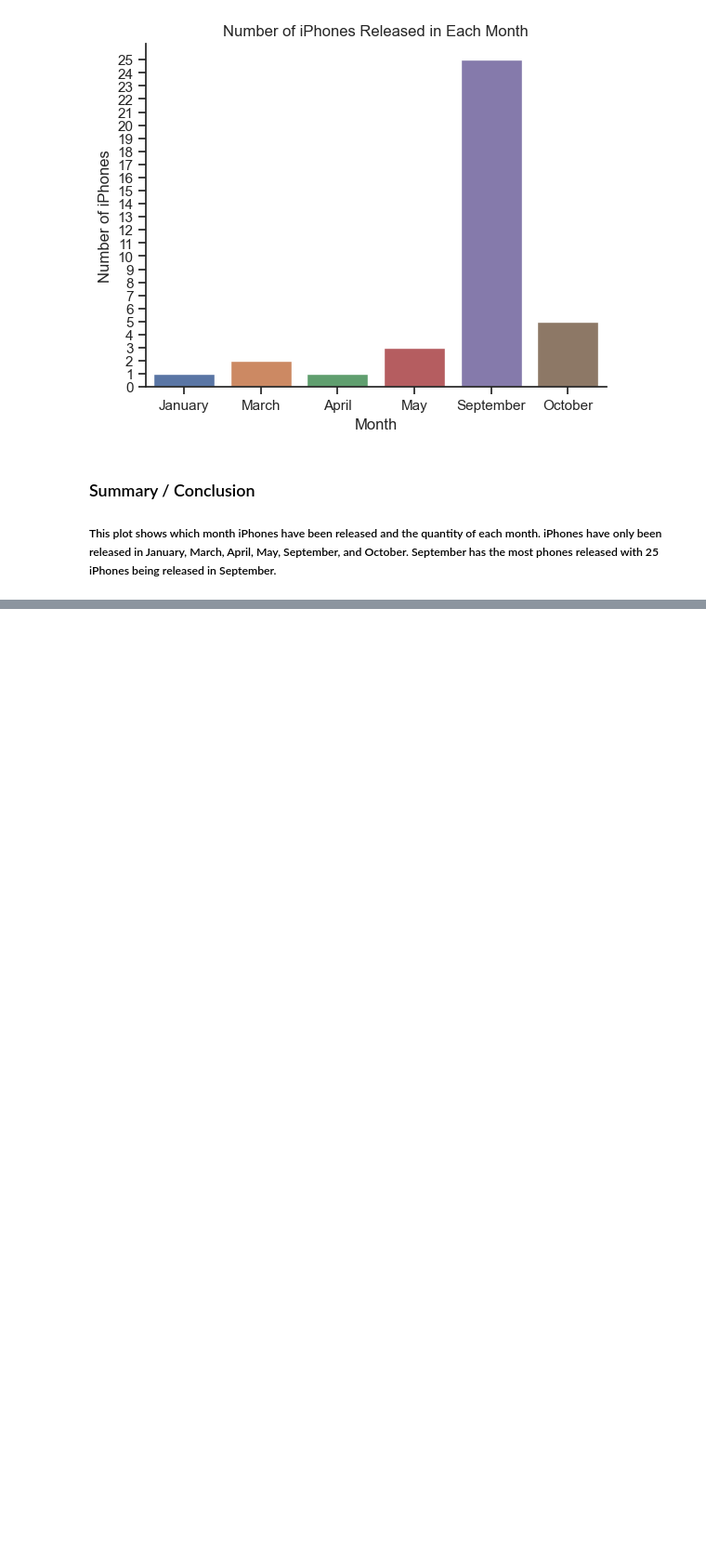
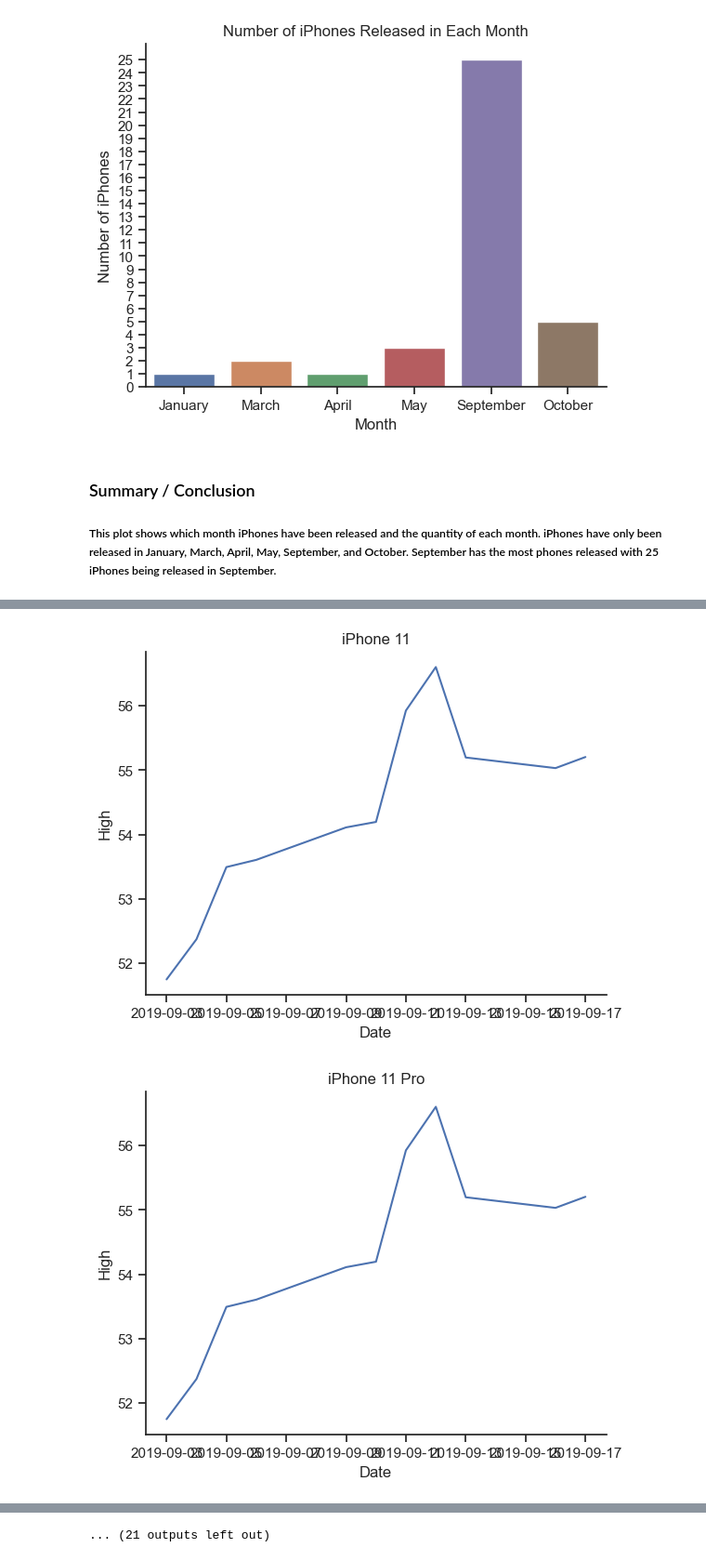
Before and after one commit to ubco-W2022T2-data301/project-group-group11, a Jupyter notebook: analysis/analysis1.ipynb, the cells around one changed output, grey strips where cells are left out. Shown at 93% size. Saved outputs shown, nothing was run; the diff lists cells and outputs as text; code cells hidden in the pictures; blank space fills up the shorter version.

```diff
--- a/analysis/analysis1.ipynb
+++ b/analysis/analysis1.ipynb
@@ -226,0 +242,16 @@ plt.show()
+# %%
+grouped_df = merged_df.groupby('iPhone')
+
+for model, group in grouped_df:
+    plt.figure()
+    for index, row in group.iterrows():
+        release_date = row['Release_Date']
+        one_week_before = release_date - pd.Timedelta(days=7)
+        one_week_after = release_date + pd.Timedelta(days=7)
+        subset_df = df_stocks[df_stocks['Date'].between(one_week_before, one_week_after)]
+        sns.lineplot(data=subset_df, x='Date', y='High')
+    plt.title(model)
+    plt.show()
+# %% [output]
+[figure, added]
+[figure, added]
@@ -226,0 +268 @@ plt.show()
+... (21 outputs left out)
```
Also changed, not shown: parts of 7 cells of this notebook.
